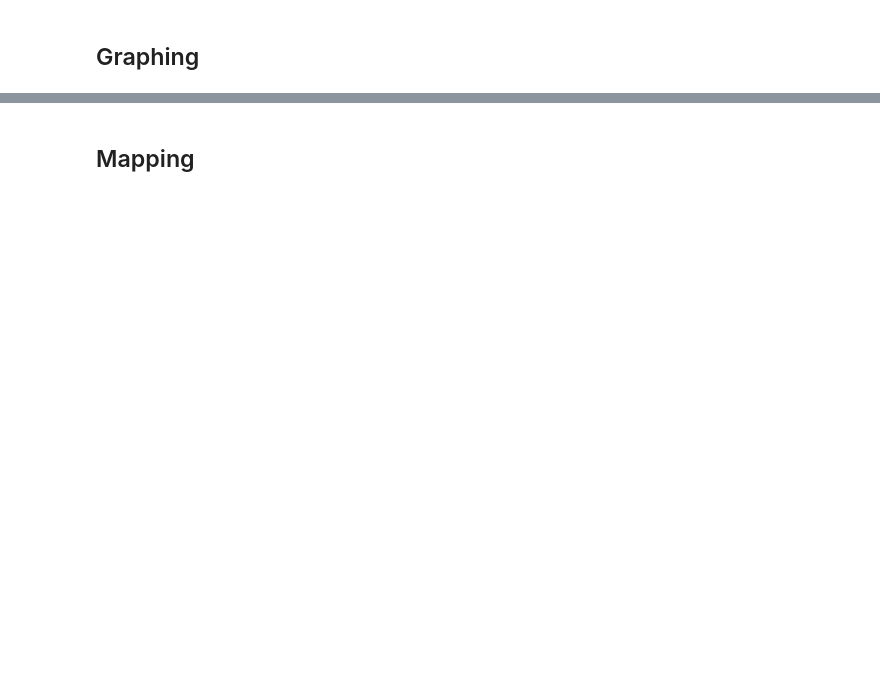
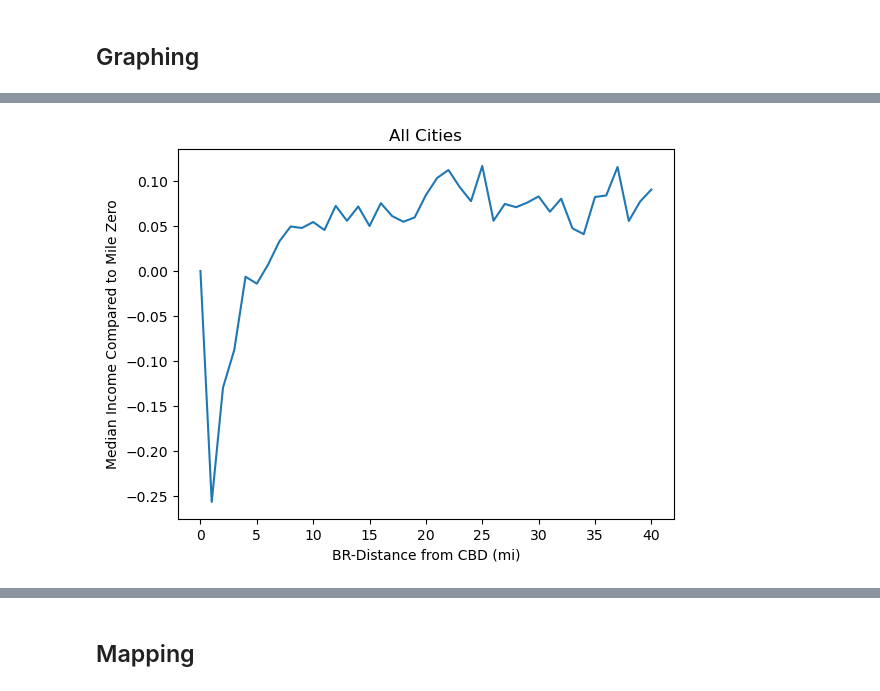
Before and after one commit to ldtcooper/urban-economics-project, a Jupyter notebook: notebook.ipynb, the cells around one changed output, grey strips where cells are left out. Saved outputs shown, nothing was run; the diff lists cells and outputs as text; code cells hidden in the pictures; blank space fills up the shorter version.

```diff
--- a/notebook.ipynb
+++ b/notebook.ipynb
@@ -343,7 +343,10 @@ msa_tracts_with_dist_wilson.to_csv('./data/msa_tracts_dist_wilson.csv', index=Fa
 
 The smallest of these models runs OLS with ~73,000 data points and 300 fixed effects. Therefore, I wasn't able to run most of them locally. Instead, I ran the models on the Duke Economics Computing Cluster and downloaded the saved models. The process for this can be seen in `reg.py`. Note that the results below omit the several thousand fixed effects.
 # %%
-br = pd.read_csv('./data/msa_tracts_dist_br.csv', index_col=False, dtype={'msa_code': str, 'LEAID': str, 'pub_trans_gt_10pct': int}).dropna()
-wilson = pd.read_csv('./data/msa_tracts_dist_wilson.csv', index_col=False, dtype={'msa_code': str, 'LEAID': str, 'pub_trans_gt_10pct': int}).dropna()
+import pandas as pd
+from typing import Tuple
+
+br = pd.read_csv('./data/output/msa_tracts_dist_br.csv', index_col=False, dtype={'msa_code': str, 'LEAID': str, 'pub_trans_gt_10pct': int}).dropna()
+wilson = pd.read_csv('./data/output/msa_tracts_dist_wilson.csv', index_col=False, dtype={'msa_code': str, 'LEAID': str, 'pub_trans_gt_10pct': int}).dropna()
 # %%
 br
@@ -455,2 +503,6 @@ plot_relative_income(larger_1000_br, '1000 or More Tracts', 'BR')
+# %%
+plot_relative_income(discretize_distances(br), 'All Cities', 'BR')
+# %% [output]
+[figure, added]
 # %%
 plot_relative_income(under_100_wilson, 'Under 100 Tracts', 'Wilson')
```
Also changed, not shown: parts of 30 cells of this notebook, 2 other files.
